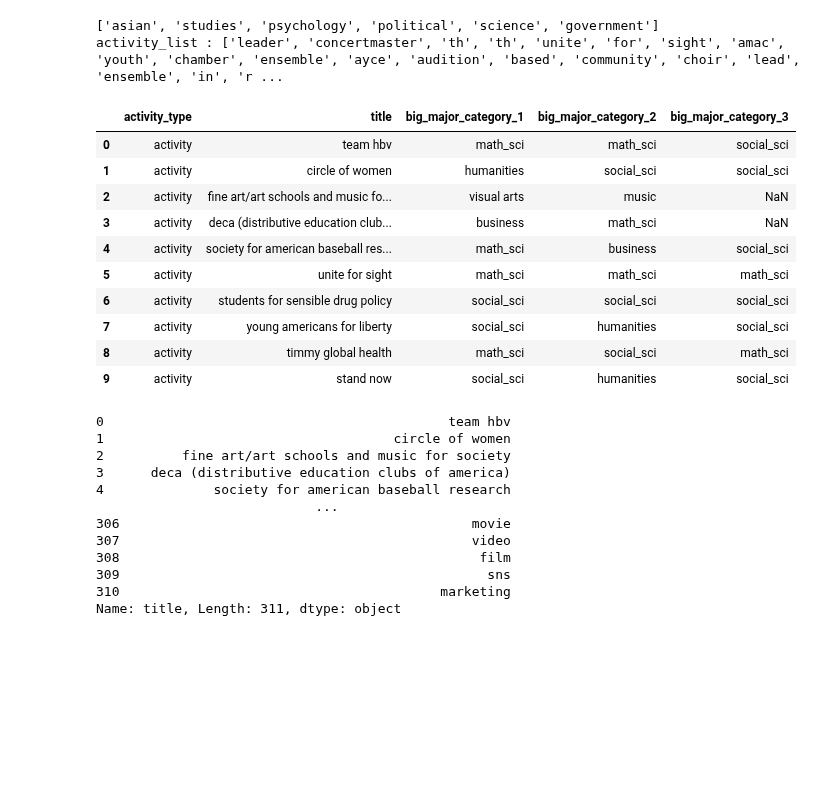
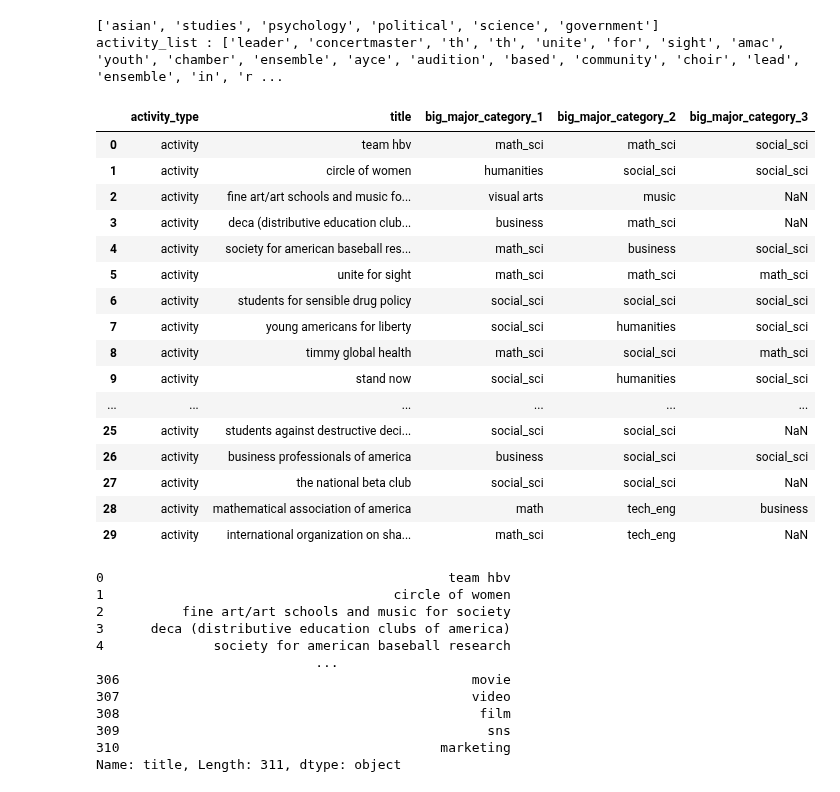
Before and after one commit to kwangilkimkenny/Story_Analysis, a Jupyter notebook: EXTRACURRICULAR_/majorfit_analysis_activity.ipynb, the cells around one changed output. Saved outputs shown, nothing was run; the diff lists cells and outputs as text; code cells hidden in the pictures; blank space fills up the shorter version.

```diff
--- a/EXTRACURRICULAR_/majorfit_analysis_activity.ipynb
+++ b/EXTRACURRICULAR_/majorfit_analysis_activity.ipynb
@@ -115,21 +115,27 @@ activity_list : ['leader', 'concertmaster', 'th', 'th', 'unite', 'for', 'sight',
 # %%
 # 3. 이제 계산이 시작된다. 설명을 하자면, 데이터프레임을 불러와서 입력된 키워드와 비교하고 결과값을 다양한 방법으로 계산해서 결과를 도출한다.
 
 #데이터 불러오기
 data_act = pd.read_csv('activity_major_db.csv')
-data_act[:10]
+data_act[:30]
 # %% [output]
 |  | activity_type | title | big_major_category_1 | big_major_category_2 | big_major_category_3 |
 | 0 | activity | team hbv | math_sci | math_sci | social_sci |
 | 1 | activity | circle of women | humanities | social_sci | social_sci |
 | 2 | activity | fine art/art schools and music fo... | visual arts | music | NaN |
 | 3 | activity | deca (distributive education club... | business | math_sci | NaN |
 | 4 | activity | society for american baseball res... | math_sci | business | social_sci |
 | 5 | activity | unite for sight | math_sci | math_sci | math_sci |
 | 6 | activity | students for sensible drug policy | social_sci | social_sci | social_sci |
 | 7 | activity | young americans for liberty | social_sci | humanities | social_sci |
 | 8 | activity | timmy global health | math_sci | social_sci | math_sci |
 | 9 | activity | stand now | social_sci | humanities | social_sci |
+| ... | ... | ... | ... | ... | ... |
+| 25 | activity | students against destructive deci... | social_sci | social_sci | NaN |
+| 26 | activity | business professionals of america | business | social_sci | social_sci |
+| 27 | activity | the national beta club | social_sci | social_sci | NaN |
+| 28 | activity | mathematical association of america | math | tech_eng | business |
+| 29 | activity | international organization on sha... | math_sci | tech_eng | NaN |
 # %%
 act_title = data_act['title']
 act_title
```
Also changed, not shown: 4 other files.
